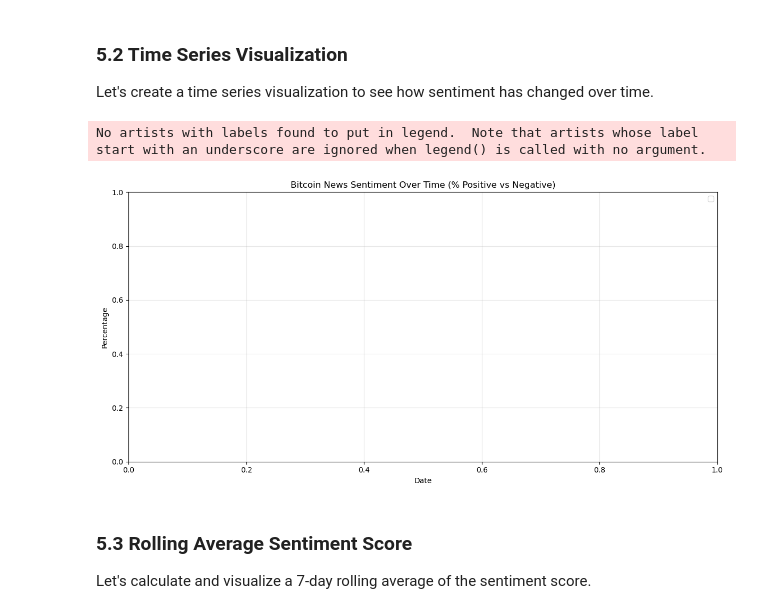
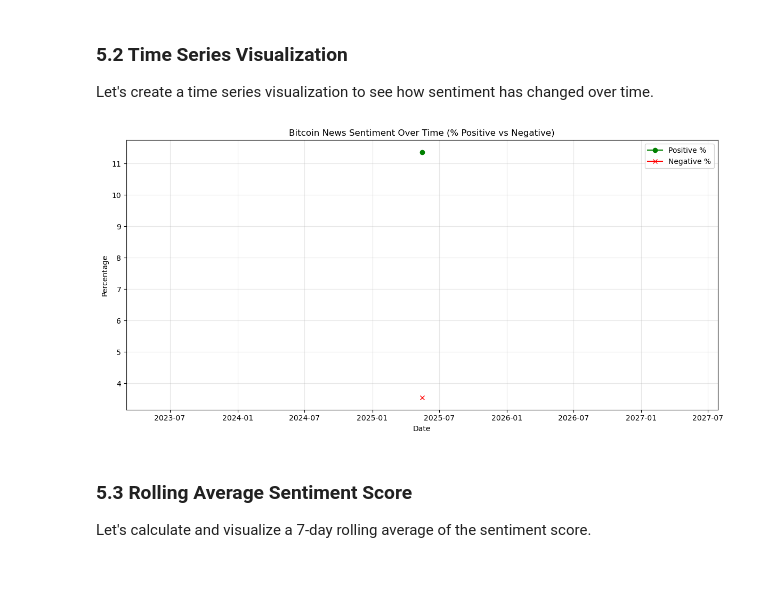
Before and after one commit to BlendedAscended/llm_sentiment_analysis, a Jupyter notebook: bitcoin.example.ipynb, the cells around one changed output. Saved outputs shown, nothing was run; the diff lists cells and outputs as text; code cells hidden in the pictures; blank space fills up the shorter version.

```diff
--- a/bitcoin.example.ipynb
+++ b/bitcoin.example.ipynb
@@ -116,13 +116,13 @@ if DEMO_MODE:
             # Add trend and randomness
             r = random.random() + trend[i]
             if r > 1.0:
-                sentiment = "Positive"
+                sentiment = "Pos"
                 score = 1
             elif r < 0.0:
-                sentiment = "Negative"
+                sentiment = "Neg"
                 score = -1
             else:
-                sentiment = "Neutral"
+                sentiment = "N"
                 score = 0
 
             sentiments.append(sentiment)
@@ -142,13 +142,13 @@ if DEMO_MODE:
                     s_score = max(-1, s_score - 0.5)
 
                 if s_score >= 0.5:
-                    sentiment = "Positive"
+                    sentiment = "Pos"
                     score = 1
                 elif s_score <= -0.5:
-                    sentiment = "Negative"
+                    sentiment = "Neg"
                     score = -1
                 else:
-                    sentiment = "Neutral"
+                    sentiment = "N"
                     score = 0
 
                 data.append({
@@ -179,7 +179,7 @@ Now let's fetch Bitcoin news and analyze the sentiment. If we're in demo mode, w
 if not DEMO_MODE:
     # Process Bitcoin news articles
     print("Fetching and analyzing Bitcoin news...")
-    df = process_news_articles(config, page_size=10, days_back=7)
+    df = process_news_articles(config, page_size=30, days_back=30)
 
     # Save to CSV
     csv_path = data_dir / "bitcoin_sentiment_results.csv"
@@ -270,33 +272,32 @@ Let's create a time series visualization to see how sentiment has changed over t
 # %%
 # Group by date and calculate sentiment percentages
 df['date'] = df['publishedAt'].dt.date
 sentiment_by_date = df.groupby('date')['sentiment'].value_counts().unstack().fillna(0)
 
 # Calculate percentages
 for col in sentiment_by_date.columns:
     sentiment_by_date[f'{col}_pct'] = sentiment_by_date[col] / sentiment_by_date.sum(axis=1) * 100
 
 # Create figure
 plt.figure(figsize=(12, 6))
 
 # Plot percentage of positive and negative sentiment
-if 'Positive' in sentiment_by_date.columns:
-    plt.plot(sentiment_by_date.index, sentiment_by_date['Positive_pct'],
+if 'Pos' in sentiment_by_date.columns:
+    plt.plot(sentiment_by_date.index, sentiment_by_date['Pos_pct'],
              color='green', marker='o', linestyle='-', label='Positive %')
-if 'Negative' in sentiment_by_date.columns:
-    plt.plot(sentiment_by_date.index, sentiment_by_date['Negative_pct'],
+if 'Neg' in sentiment_by_date.columns:
+    plt.plot(sentiment_by_date.index, sentiment_by_date['Neg_pct'],
              color='red', marker='x', linestyle='-', label='Negative %')
 
 plt.title('Bitcoin News Sentiment Over Time (% Positive vs Negative)')
 plt.xlabel('Date')
 plt.ylabel('Percentage')
 plt.legend()
 plt.grid(True, alpha=0.3)
 plt.tight_layout()
 plt.show()
 # %% [output]
-No artists with labels found to put in legend.  Note that artists whose label start with an underscore are ignored when legend() is called with no argument.
-[figure, old version]
+[figure, new version]
 # %% [markdown]
 ### 5.3 Rolling Average Sentiment Score
 
```
Also changed, not shown: parts of 8 cells of this notebook, 13 other files.
